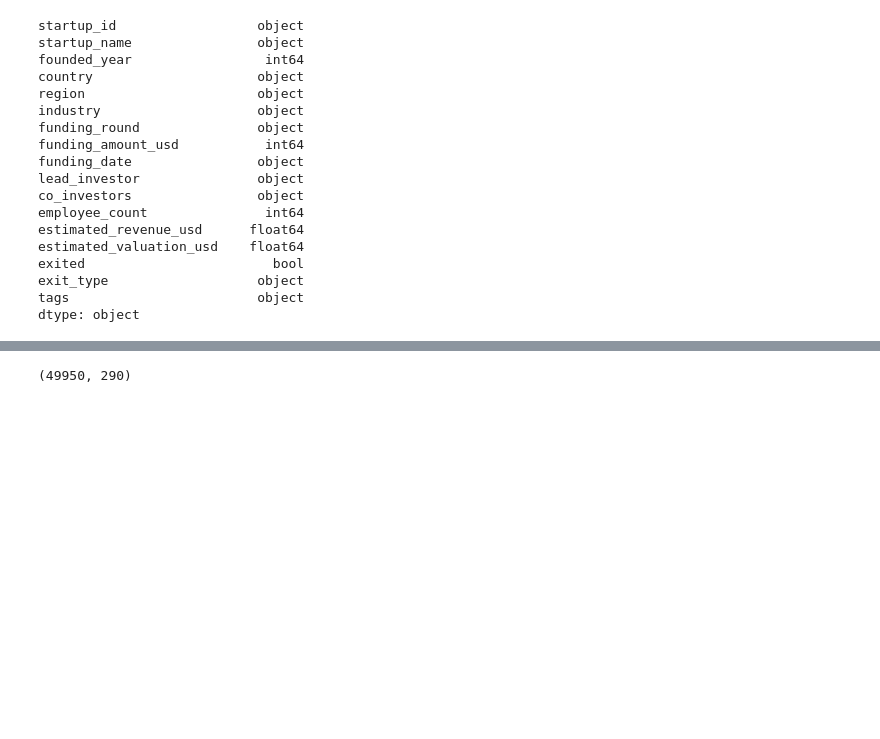
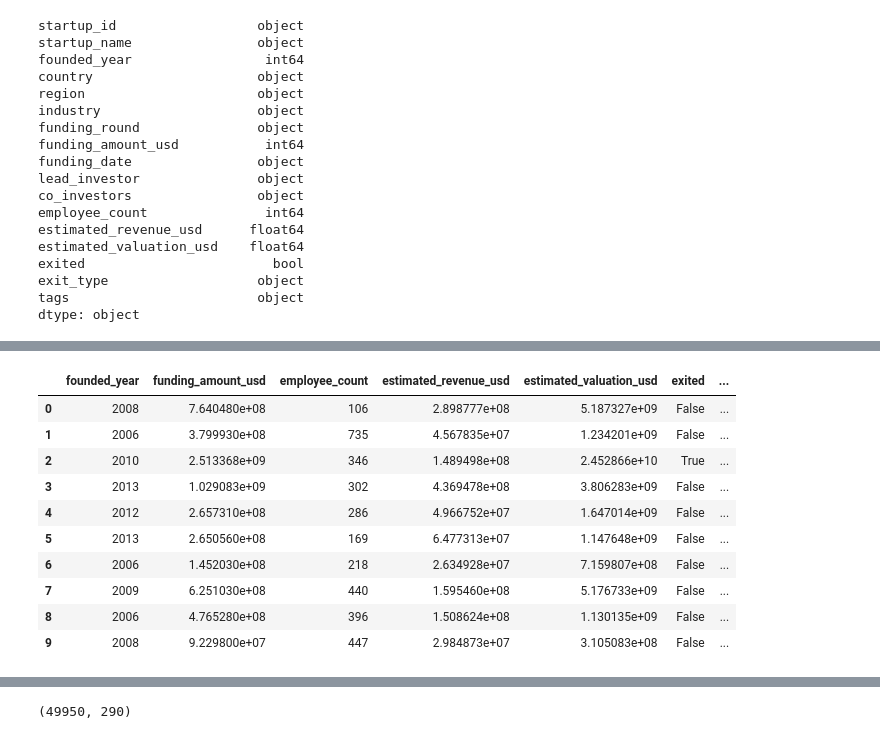
Before and after one commit to AlejoAlegreBustos/CSE-310, a Jupyter notebook: personal-project/module-1-ML-PREAPPROVEDAPP/XGB-INVESTMENTAPP.ipynb, the cells around one changed output, grey strips where cells are left out. Cells and saved outputs as stored; diff of their text form; code cells hidden in the pictures; blank space fills up the shorter version.

```diff
--- a/personal-project/module-1-ML-PREAPPROVEDAPP/XGB-INVESTMENTAPP.ipynb
+++ b/personal-project/module-1-ML-PREAPPROVEDAPP/XGB-INVESTMENTAPP.ipynb
@@ -175,3 +175,17 @@ def preprocess_startup_data(df, top_n_tags=None):
 df['exit_type'] = df['exit_type'].fillna('No Exit')
 # %%
 df=preprocess_startup_data(df)
+# %%
+df.head(10)
+# %% [output]
+|  | founded_year | funding_amount_usd | employee_count | estimated_revenue_usd | estimated_valuation_usd | exited | ... |
+| 0 | 2008 | 7.640480e+08 | 106 | 2.898777e+08 | 5.187327e+09 | False | ... |
+| 1 | 2006 | 3.799930e+08 | 735 | 4.567835e+07 | 1.234201e+09 | False | ... |
+| 2 | 2010 | 2.513368e+09 | 346 | 1.489498e+08 | 2.452866e+10 | True | ... |
+| 3 | 2013 | 1.029083e+09 | 302 | 4.369478e+08 | 3.806283e+09 | False | ... |
+| 4 | 2012 | 2.657310e+08 | 286 | 4.966752e+07 | 1.647014e+09 | False | ... |
+| 5 | 2013 | 2.650560e+08 | 169 | 6.477313e+07 | 1.147648e+09 | False | ... |
+| 6 | 2006 | 1.452030e+08 | 218 | 2.634928e+07 | 7.159807e+08 | False | ... |
+| 7 | 2009 | 6.251030e+08 | 440 | 1.595460e+08 | 5.176733e+09 | False | ... |
+| 8 | 2006 | 4.765280e+08 | 396 | 1.508624e+08 | 1.130135e+09 | False | ... |
+| 9 | 2008 | 9.229800e+07 | 447 | 2.984873e+07 | 3.105083e+08 | False | ... |
```
Also changed, not shown: parts of 9 cells of this notebook, 16 other files.
